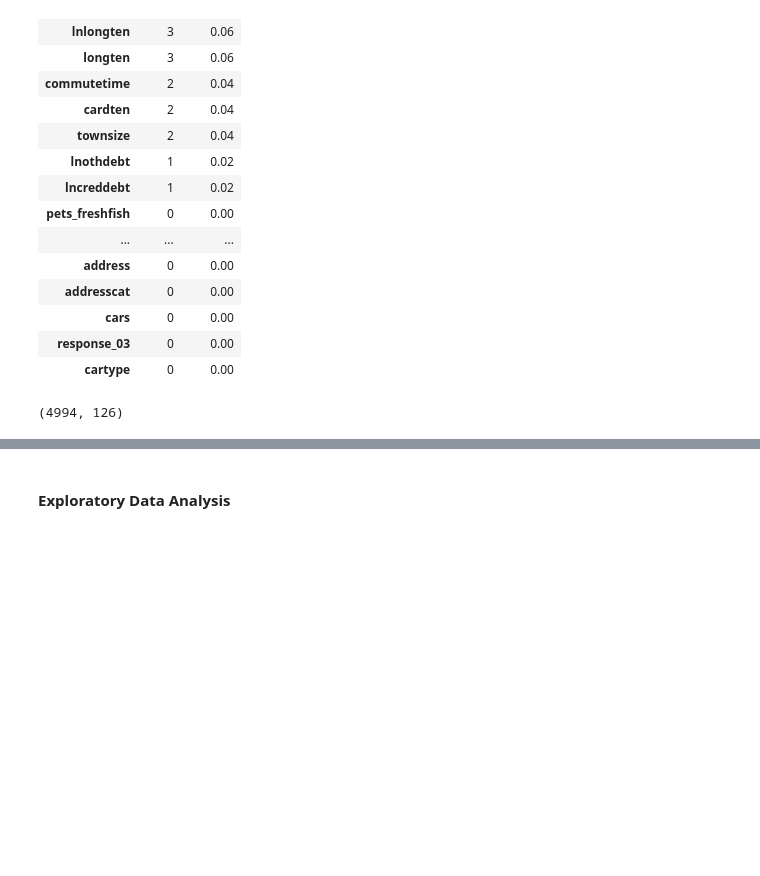
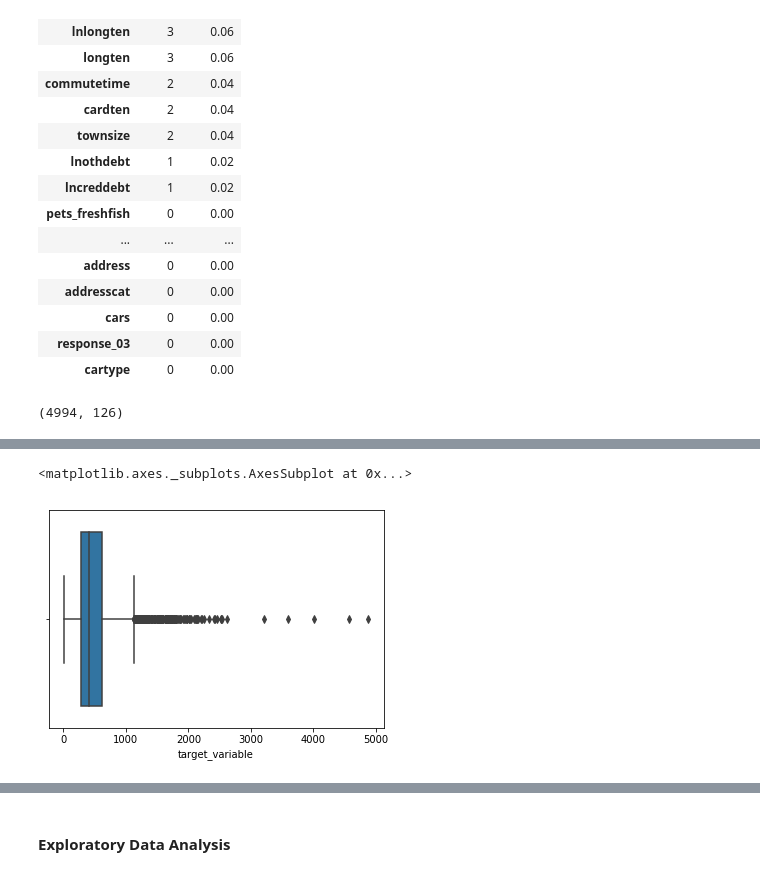
Before and after one commit to mohan-aditya05/credit_card_spend_regression, a Jupyter notebook: Credit Card Spend Prediction.ipynb, the cells around one changed output, grey strips where cells are left out. Cells and saved outputs as stored; diff of their text form; code cells hidden in the pictures; blank space fills up the shorter version.

```diff
--- a/Credit Card Spend Prediction.ipynb
+++ b/Credit Card Spend Prediction.ipynb
@@ -164,5 +179,9 @@ missing_data_columns.head(20)
 | commutecar | 0 | 0.0 |
 # %%
 data.index=data.custid
+# %%
+data.drop(columns={'custid'},axis=1,inplace=True)
 # %%
 target_variable=data['cardspent']+data['card2spent'] #Extracting our target variable
+# %%
+target_variable=target_variable.rename("target_variable")
@@ -168,0 +202,5 @@ target_variable=data['cardspent']+data['card2spent'] #Extracting our target vari
+# %%
+sns.boxplot(target_variable)
+# %% [output]
+<matplotlib.axes._subplots.AxesSubplot at 0x...>
+[figure, added]
```
Also changed, not shown: parts of 30 cells of this notebook.
